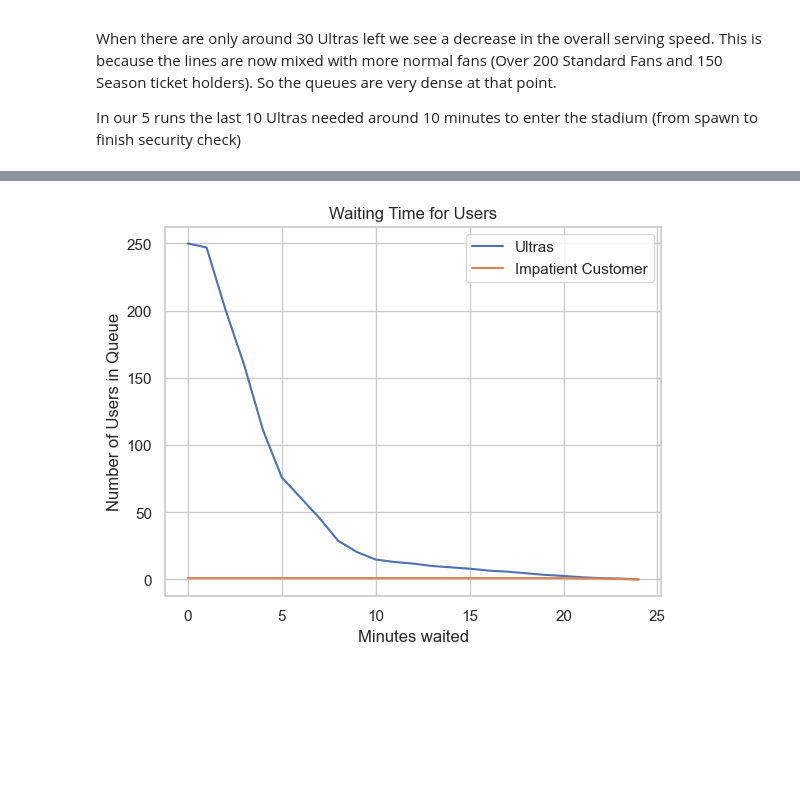
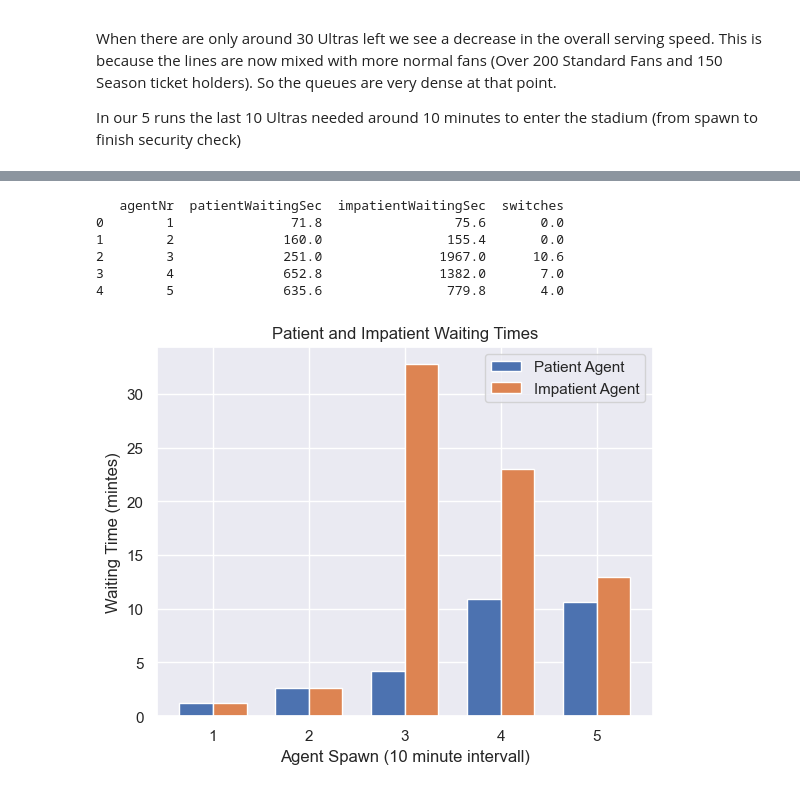
Before and after one commit to lukasthekid/modeling-simulation, a Jupyter notebook: task2-5.ipynb, the cells around one changed output, grey strips where cells are left out. Cells and saved outputs as stored; diff of their text form; code cells hidden in the pictures; blank space fills up the shorter version.

```diff
--- a/task2-5.ipynb
+++ b/task2-5.ipynb
@@ -68,19 +154,33 @@ df.head(25)
-# %%
-fig, ax = plt.subplots()
-
-# Plot the data
-ax.plot(df['Time'], df['Ultra'], label='Ultras')
-ax.plot(df['Time'], df['Impatient'], label='Impatient Customer')
-
-# Set the title and labels
-ax.set_title('Waiting Time for Users')
-ax.set_xlabel('Minutes waited')
-ax.set_ylabel('Number of Users in Queue')
-
-# Add a legend
-ax.legend()
-
-# Show the plot
-plt.show()
-# %% [output]
-[figure, removed]
+# %%
+df = pd.read_csv('10min_average_waiting.csv')
+df_grouped = df.groupby('agentNr').agg({'patientWaitingSec':'mean', 'impatientWaitingSec':'mean', 'switches':'mean'}).reset_index()
+print(df_grouped.head())
+
+# Transform seconds to minutes
+df_grouped['patientWaitingMin'] = df_grouped['patientWaitingSec'] / 60
+df_grouped['impatientWaitingMin'] = df_grouped['impatientWaitingSec'] / 60
+# Set up positions for the bars
+bar_width = 0.35
+bar_positions = df_grouped['agentNr']
+
+# Plotting the bar chart
+plt.bar(bar_positions - bar_width/2, df_grouped['patientWaitingMin'], width=bar_width, label='Patient Agent')
+plt.bar(bar_positions + bar_width/2, df_grouped['impatientWaitingMin'], width=bar_width, label='Impatient Agent')
+
+# Adding labels and title
+plt.xlabel('Agent Spawn (10 minute intervall)')
+plt.ylabel('Waiting Time (mintes)')
+plt.title('Patient and Impatient Waiting Times')
+plt.xticks(bar_positions)
+plt.legend()
+
+# Show the plot
+plt.show()
+# %% [output]
+   agentNr  patientWaitingSec  impatientWaitingSec  switches
+0        1               71.8                 75.6       0.0
+1        2              160.0                155.4       0.0
+2        3              251.0               1967.0      10.6
+3        4              652.8               1382.0       7.0
+4        5              635.6                779.8       4.0
+[figure, added]
```
Also changed, not shown: parts of 5 cells of this notebook, 9 other files.
